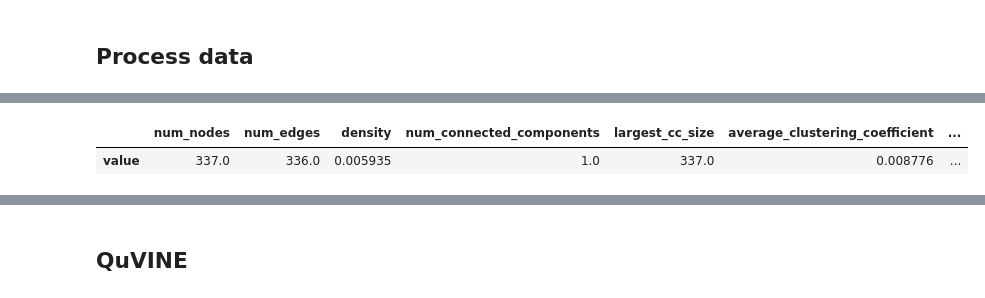
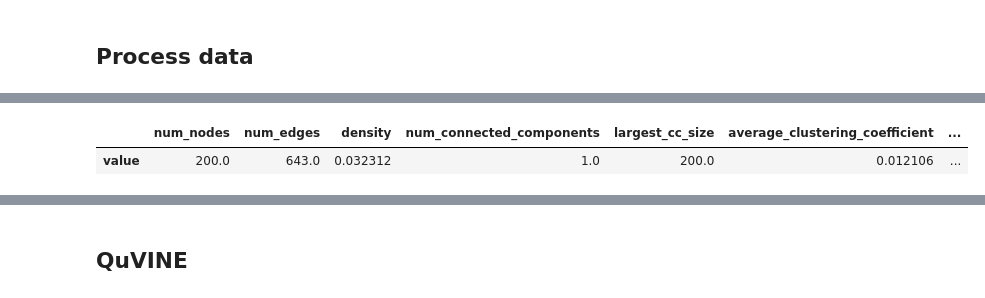
Before and after one commit to IBM/QuVINE, a Jupyter notebook: notebooks/quvine_embedding.ipynb, the cells around one changed output, grey strips where cells are left out. Saved outputs shown, nothing was run; the diff lists cells and outputs as text; code cells hidden in the pictures.

```diff
--- a/notebooks/quvine_embedding.ipynb
+++ b/notebooks/quvine_embedding.ipynb
@@ -66,29 +66,3 @@ def correct_names(df, col_name):
         else:
             new_nodes_v1.append(x)
     return new_nodes_v1
-# %%
-path = '/dccstor/boseukb/CuNA/data/tcga_omics/'
-cancer = 'OV'
-cancer_edges = pd.read_csv(os.path.join(path, cancer, '3y_survival_filtered_edges.csv'))
-cancer_edges = cancer_edges[['v1','v2','pval', 'count']]
-cancer_edges['node1'] = correct_names(cancer_edges, 'v1')
-cancer_edges['node2'] = correct_names(cancer_edges, 'v2')
-cancer_edges.to_csv(path+cancer+'/corrected_3y_survival_edges.csv', index=False)
-G = nx.from_pandas_edgelist(cancer_edges, source='node1', target='node2', edge_attr=['pval', 'count'], create_using=nx.Graph())
-stats_df = pd.DataFrame.from_dict(get_stats(G),orient='index', columns=['value']).T
-print(stats_df)
-
-tcga_df = pd.read_csv(os.path.join(path, cancer, 'omics_integrated_3y_survival.csv'))
-print(tcga_df.shape)
-col_names = []
-for x in tcga_df.columns:
-    x_names = x.split('.')
-    if len(x_names) == 2:
-        col_names.append(x_names[0])
-    else:
-        col_names.append(x)
-tcga_df.columns = col_names
-keep_cols = ['sampleID'] + list(G.nodes())
-filt_tcga_df = tcga_df[keep_cols]
-print(filt_tcga_df.shape)
-X = filt_tcga_df.drop(columns=['sampleID']).values
@@ -115,10 +127,10 @@ y = np.array(merged_clinical_df['3y_survival'])
 # %%
 G_mst = nx.maximum_spanning_tree(G)
-stats_mst_df = pd.DataFrame.from_dict(get_stats(G_mst),orient='index', columns=['value']).T
+stats_mst_df = pd.DataFrame.from_dict(get_stats(G),orient='index', columns=['value']).T
 stats_mst_df
 # %% [output]
 |  | num_nodes | num_edges | density | num_connected_components | largest_cc_size | average_clustering_coefficient | ... |
-| value | 337.0 | 336.0 | 0.005935 | 1.0 | 337.0 | 0.008776 | ... |
+| value | 200.0 | 643.0 | 0.032312 | 1.0 | 200.0 | 0.012106 | ... |
 # %%
 draw_graph(G_mst)
 # %% [output]
```
Also changed, not shown: parts of 13 cells of this notebook, 4 other files.
